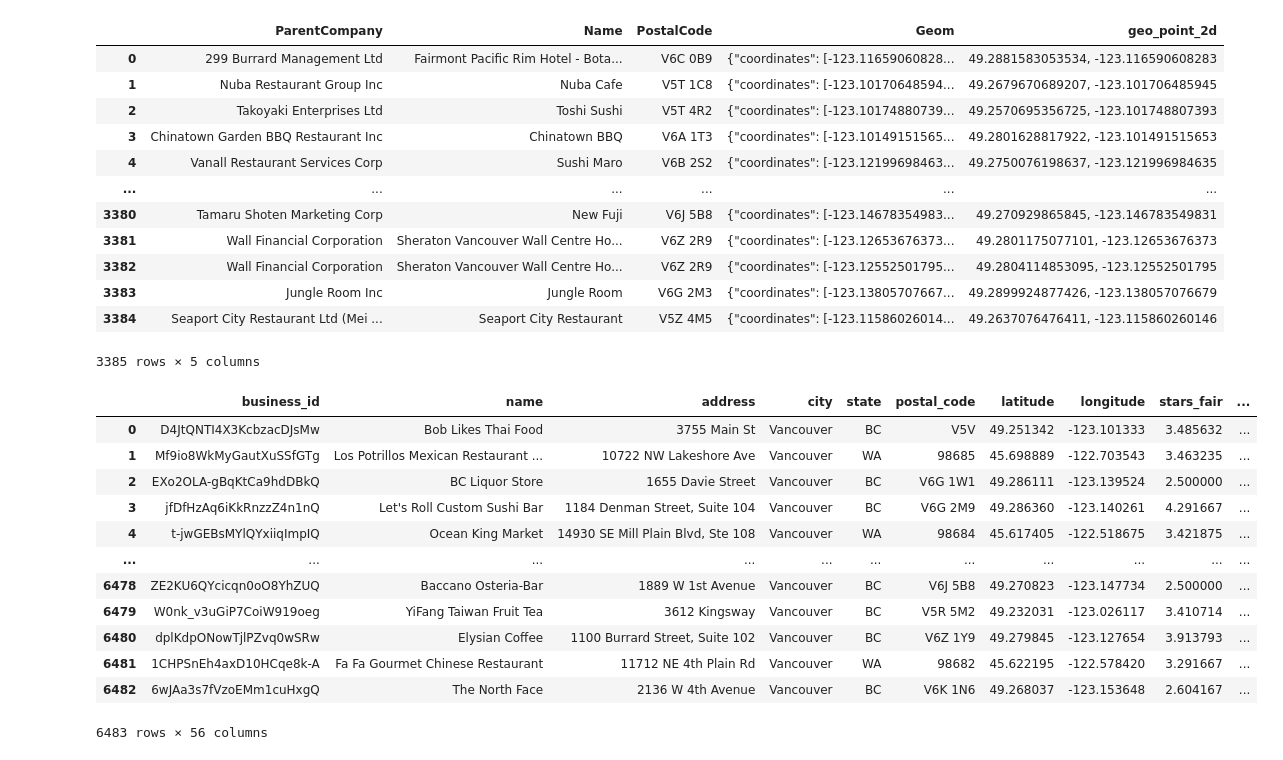
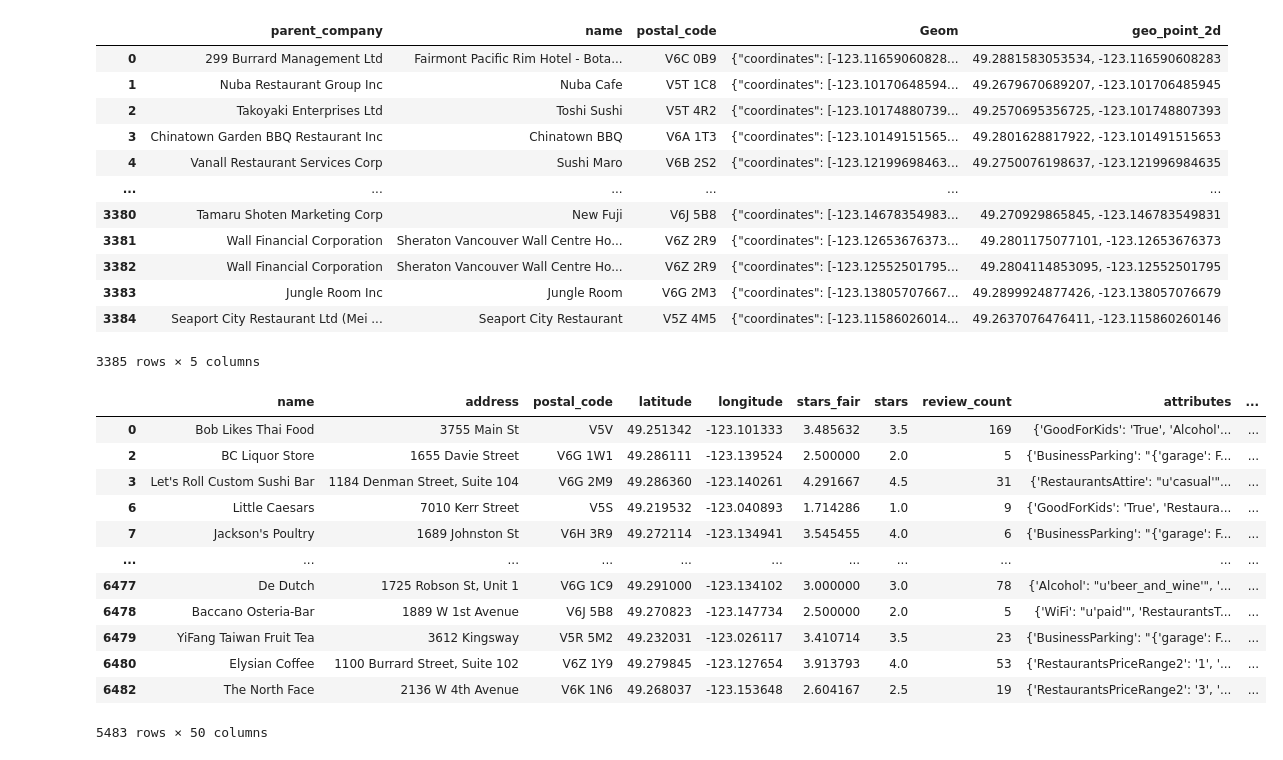
Before and after one commit to DatePlannerStormHacks/DatePlanner, a Jupyter notebook: lib/data-analysis/vanEats.ipynb, the cells around one changed output. Cells and saved outputs as stored; diff of their text form; code cells hidden in the pictures.

Commit message:
reorganised data layout

```diff
--- a/lib/data-analysis/vanEats.ipynb
+++ b/lib/data-analysis/vanEats.ipynb
@@ -3,18 +4,18 @@ import numpy as np
 import pandas as pd
 # %%
 # clean City of vancouver data to merge into doordash data
-cityOfVancouver = pd.read_csv("data/business-licences.csv", sep=';')
+cityOfVancouver = pd.read_csv("../data/business-licences.csv", sep=';')
 cofV = pd.DataFrame(cityOfVancouver)
 cofV = cofV[["BusinessName","BusinessTradeName", "PostalCode" , "Geom","geo_point_2d"]].rename(columns={
-    'BusinessName': 'ParentCompany',
-    'BusinessTradeName': 'Name',
-    'PostalCode': 'PostalCode',
+    'BusinessName': 'parent_company',
+    'BusinessTradeName': 'name',
+    'PostalCode': 'postal_code',
     'Geom': 'Geom',
     'geo_point_2d': 'geo_point_2d'
 })
 cofV
 # %% [output]
-|  | ParentCompany | Name | PostalCode | Geom | geo_point_2d |
+|  | parent_company | name | postal_code | Geom | geo_point_2d |
 | 0 | 299 Burrard Management Ltd | Fairmont Pacific Rim Hotel - Bota... | V6C 0B9 | {"coordinates": [-123.11659060828... | 49.2881583053534, -123.116590608283 |
 | 1 | Nuba Restaurant Group Inc | Nuba Cafe | V5T 1C8 | {"coordinates": [-123.10170648594... | 49.2679670689207, -123.101706485945 |
 | 2 | Takoyaki Enterprises Ltd | Toshi Sushi | V5T 4R2 | {"coordinates": [-123.10174880739... | 49.2570695356725, -123.101748807393 |
@@ -30,18 +31,20 @@ cofV
 # %%
 # Merge with yelp data for vancouver
 yelpVan = pd.read_csv("data/vancouver_yelp_food.csv")
-yelpVan = yelpVan.drop(["business_id", "BYOBCorkage", "Open24Hours"],axis=1)
+yelpVan = yelpVan[yelpVan["state"] == "BC"]
+yelpVan = yelpVan.drop(["city","state","business_id","is_open", "BYOBCorkage", "Open24Hours"],axis=1)
+yelpVan
 # %% [output]
-|  | business_id | name | address | city | state | postal_code | latitude | longitude | stars_fair | ... |
-| 0 | D4JtQNTI4X3KcbzacDJsMw | Bob Likes Thai Food | 3755 Main St | Vancouver | BC | V5V | 49.251342 | -123.101333 | 3.485632 | ... |
-| 1 | Mf9io8WkMyGautXuSSfGTg | Los Potrillos Mexican Restaurant ... | 10722 NW Lakeshore Ave | Vancouver | WA | 98685 | 45.698889 | -122.703543 | 3.463235 | ... |
-| 2 | EXo2OLA-gBqKtCa9hdDBkQ | BC Liquor Store | 1655 Davie Street | Vancouver | BC | V6G 1W1 | 49.286111 | -123.139524 | 2.500000 | ... |
-| 3 | jfDfHzAq6iKkRnzzZ4n1nQ | Let's Roll Custom Sushi Bar | 1184 Denman Street, Suite 104 | Vancouver | BC | V6G 2M9 | 49.286360 | -123.140261 | 4.291667 | ... |
-| 4 | t-jwGEBsMYlQYxiiqImpIQ | Ocean King Market | 14930 SE Mill Plain Blvd, Ste 108 | Vancouver | WA | 98684 | 45.617405 | -122.518675 | 3.421875 | ... |
+|  | name | address | postal_code | latitude | longitude | stars_fair | stars | review_count | attributes | ... |
+| 0 | Bob Likes Thai Food | 3755 Main St | V5V | 49.251342 | -123.101333 | 3.485632 | 3.5 | 169 | {'GoodForKids': 'True', 'Alcohol'... | ... |
+| 2 | BC Liquor Store | 1655 Davie Street | V6G 1W1 | 49.286111 | -123.139524 | 2.500000 | 2.0 | 5 | {'BusinessParking': "{'garage': F... | ... |
+| 3 | Let's Roll Custom Sushi Bar | 1184 Denman Street, Suite 104 | V6G 2M9 | 49.286360 | -123.140261 | 4.291667 | 4.5 | 31 | {'RestaurantsAttire': "u'casual'"... | ... |
+| 6 | Little Caesars | 7010 Kerr Street | V5S | 49.219532 | -123.040893 | 1.714286 | 1.0 | 9 | {'GoodForKids': 'True', 'Restaura... | ... |
+| 7 | Jackson's Poultry | 1689 Johnston St | V6H 3R9 | 49.272114 | -123.134941 | 3.545455 | 4.0 | 6 | {'BusinessParking': "{'garage': F... | ... |
 | ... | ... | ... | ... | ... | ... | ... | ... | ... | ... | ... |
-| 6478 | ZE2KU6QYcicqn0oO8YhZUQ | Baccano Osteria-Bar | 1889 W 1st Avenue | Vancouver | BC | V6J 5B8 | 49.270823 | -123.147734 | 2.500000 | ... |
-| 6479 | W0nk_v3uGiP7CoiW919oeg | YiFang Taiwan Fruit Tea | 3612 Kingsway | Vancouver | BC | V5R 5M2 | 49.232031 | -123.026117 | 3.410714 | ... |
-| 6480 | dplKdpONowTjlPZvq0wSRw | Elysian Coffee | 1100 Burrard Street, Suite 102 | Vancouver | BC | V6Z 1Y9 | 49.279845 | -123.127654 | 3.913793 | ... |
-| 6481 | 1CHPSnEh4axD10HCqe8k-A | Fa Fa Gourmet Chinese Restaurant | 11712 NE 4th Plain Rd | Vancouver | WA | 98682 | 45.622195 | -122.578420 | 3.291667 | ... |
-| 6482 | 6wJAa3s7fVzoEMm1cuHxgQ | The North Face | 2136 W 4th Avenue | Vancouver | BC | V6K 1N6 | 49.268037 | -123.153648 | 2.604167 | ... |
+| 6477 | De Dutch | 1725 Robson St, Unit 1 | V6G 1C9 | 49.291000 | -123.134102 | 3.000000 | 3.0 | 78 | {'Alcohol': "u'beer_and_wine'", '... | ... |
+| 6478 | Baccano Osteria-Bar | 1889 W 1st Avenue | V6J 5B8 | 49.270823 | -123.147734 | 2.500000 | 2.0 | 5 | {'WiFi': "u'paid'", 'RestaurantsT... | ... |
+| 6479 | YiFang Taiwan Fruit Tea | 3612 Kingsway | V5R 5M2 | 49.232031 | -123.026117 | 3.410714 | 3.5 | 23 | {'BusinessParking': "{'garage': F... | ... |
+| 6480 | Elysian Coffee | 1100 Burrard Street, Suite 102 | V6Z 1Y9 | 49.279845 | -123.127654 | 3.913793 | 4.0 | 53 | {'RestaurantsPriceRange2': '1', '... | ... |
+| 6482 | The North Face | 2136 W 4th Avenue | V6K 1N6 | 49.268037 | -123.153648 | 2.604167 | 2.5 | 19 | {'RestaurantsPriceRange2': '3', '... | ... |
-6483 rows × 56 columns
+5483 rows × 50 columns
```
Also changed, not shown: parts of 3 cells of this notebook, 2 other files.
